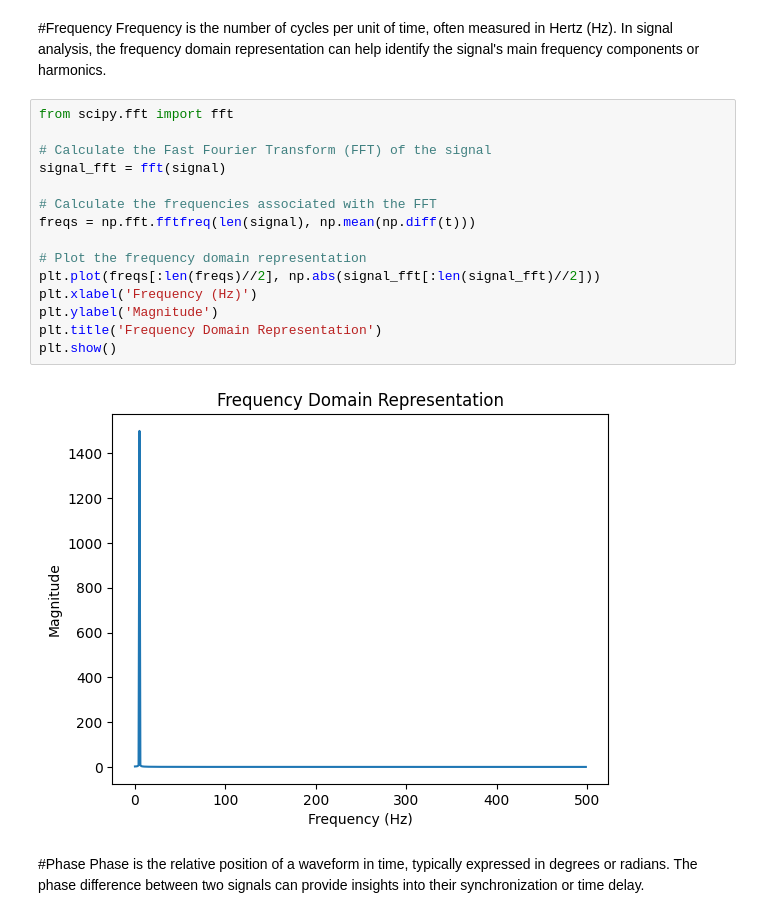
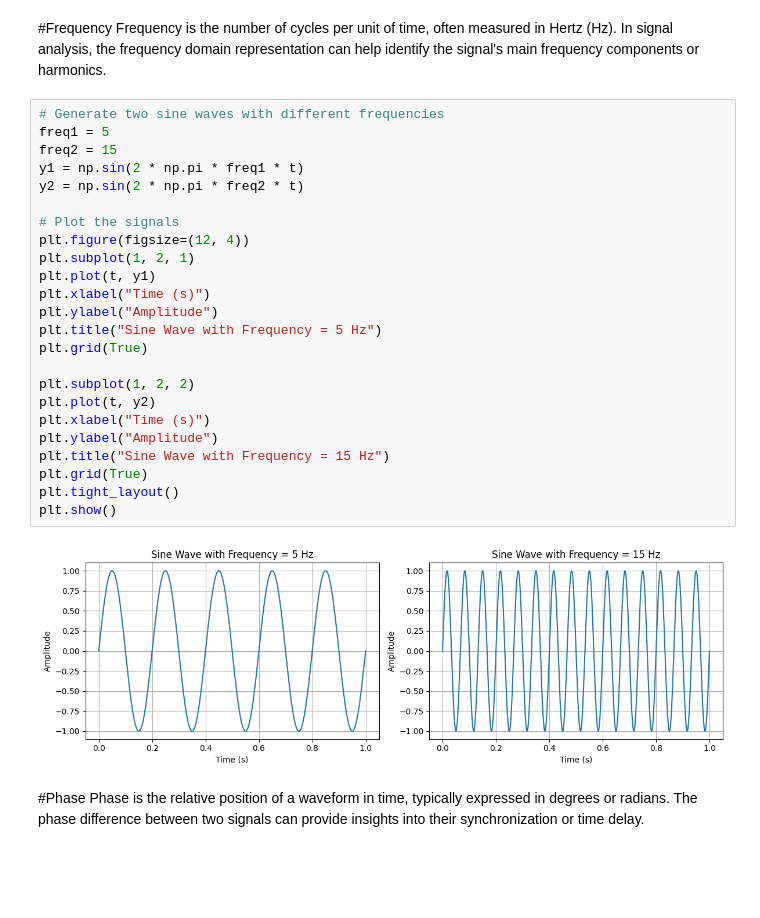
Before and after one commit to vinkrishna/ExpandingSenses, a Jupyter notebook: Chapter3.ipynb, the cells around one changed output. Drawn from its saved outputs; the diff is of its cells as text; blank space fills up the shorter version.

```diff
--- a/Chapter3.ipynb
+++ b/Chapter3.ipynb
@@ -60,23 +60,32 @@ RMS Amplitude: 2.1213203435596424
 # %% [markdown]
 #Frequency
 Frequency is the number of cycles per unit of time, often measured in Hertz (Hz). In signal analysis, the frequency domain representation can help identify the signal's main frequency components or harmonics.
-# %%
-from scipy.fft import fft
-
-# Calculate the Fast Fourier Transform (FFT) of the signal
-signal_fft = fft(signal)
-
-# Calculate the frequencies associated with the FFT
-freqs = np.fft.fftfreq(len(signal), np.mean(np.diff(t)))
-
-# Plot the frequency domain representation
-plt.plot(freqs[:len(freqs)//2], np.abs(signal_fft[:len(signal_fft)//2]))
-plt.xlabel('Frequency (Hz)')
-plt.ylabel('Magnitude')
-plt.title('Frequency Domain Representation')
-plt.show()
-# %% [output]
-[figure, removed]
+# %%
+# Generate two sine waves with different frequencies
+freq1 = 5
+freq2 = 15
+y1 = np.sin(2 * np.pi * freq1 * t)
+y2 = np.sin(2 * np.pi * freq2 * t)
+
+# Plot the signals
+plt.figure(figsize=(12, 4))
+plt.subplot(1, 2, 1)
+plt.plot(t, y1)
+plt.xlabel("Time (s)")
+plt.ylabel("Amplitude")
+plt.title("Sine Wave with Frequency = 5 Hz")
+plt.grid(True)
+
+plt.subplot(1, 2, 2)
+plt.plot(t, y2)
+plt.xlabel("Time (s)")
+plt.ylabel("Amplitude")
+plt.title("Sine Wave with Frequency = 15 Hz")
+plt.grid(True)
+plt.tight_layout()
+plt.show()
+# %% [output]
+[figure, added]
 # %% [markdown]
 #Phase
 Phase is the relative position of a waveform in time, typically expressed in degrees or radians. The phase difference between two signals can provide insights into their synchronization or time delay.
```
